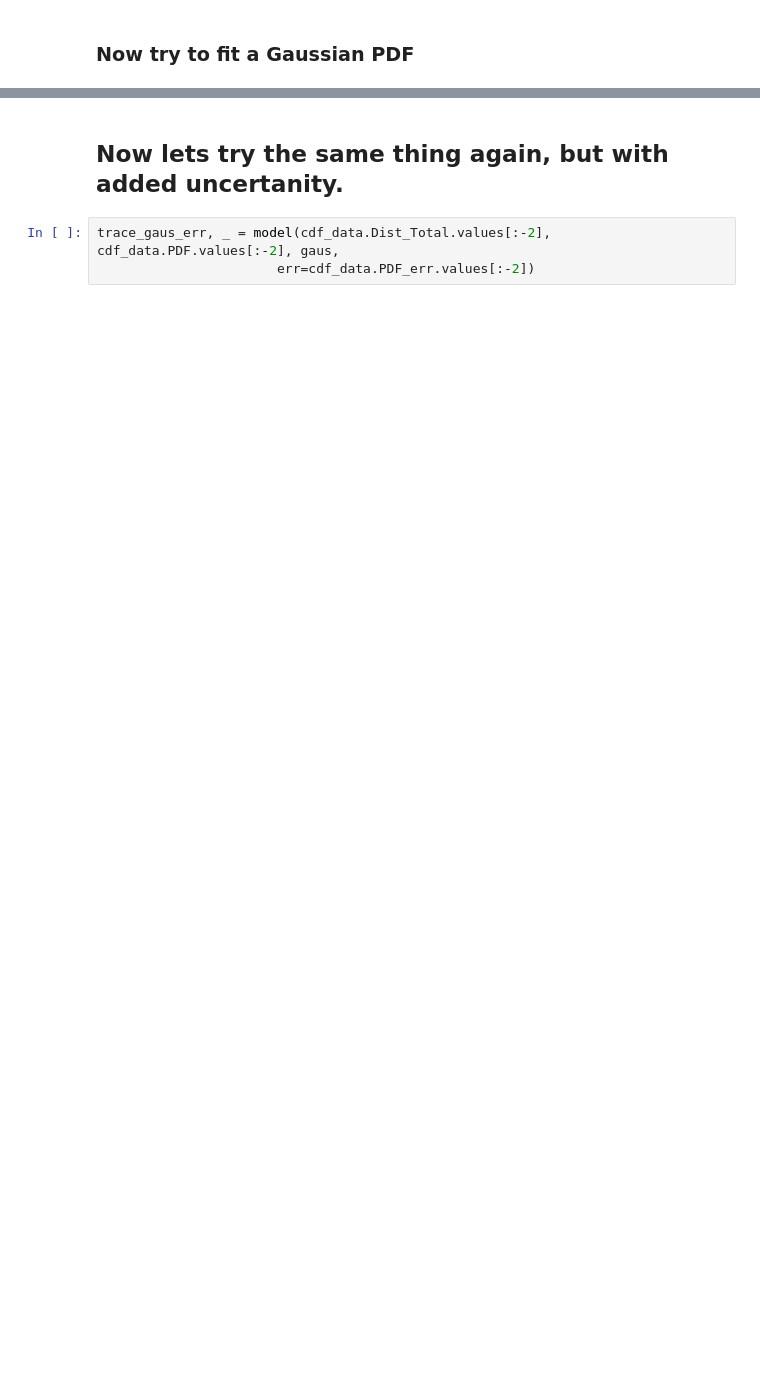
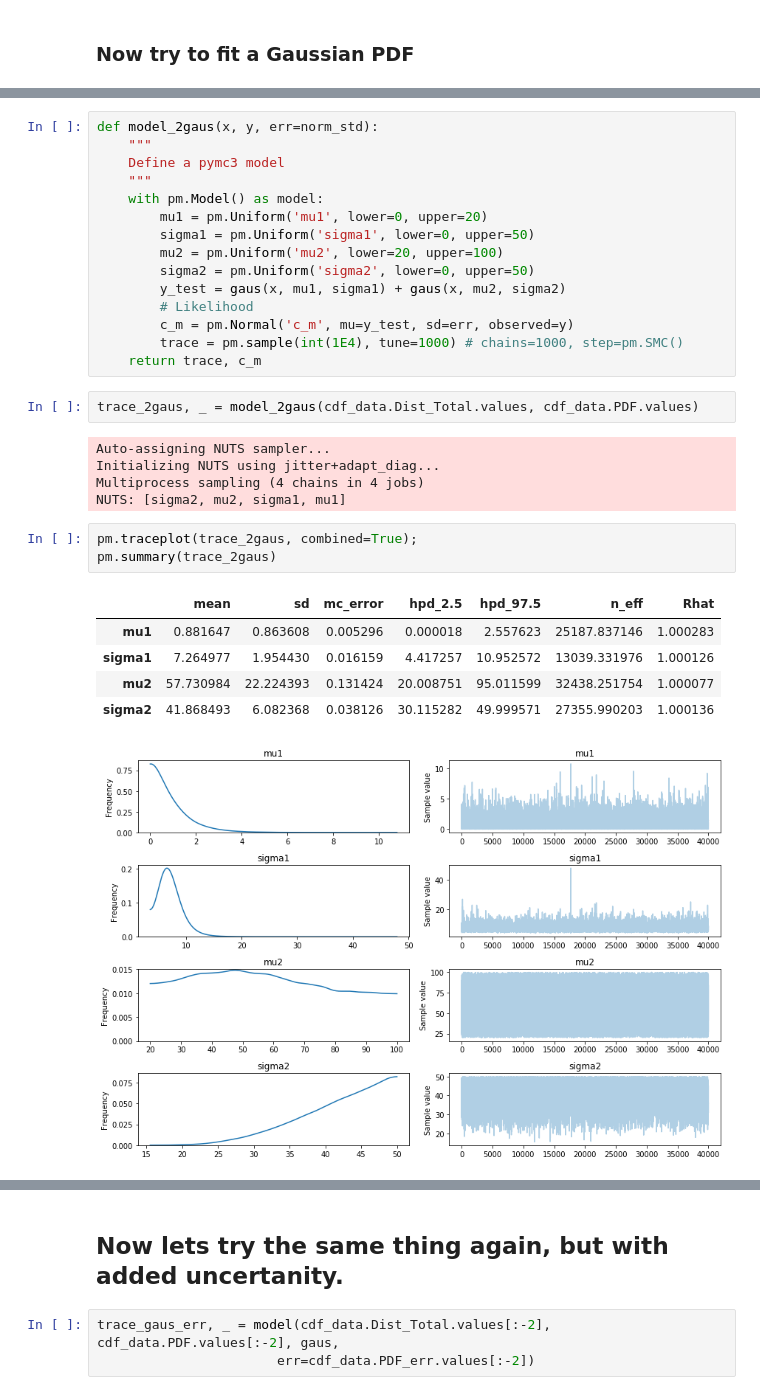
Before and after one commit to mshumko/ac6_microburst_scale_sizes, a Jupyter notebook: models/mcmc_microburst_pdf.ipynb, the cells around one changed output, grey strips where cells are left out. Drawn from its saved outputs; the diff is of its cells as text; blank space fills up the shorter version.

```diff
--- a/models/mcmc_microburst_pdf.ipynb
+++ b/models/mcmc_microburst_pdf.ipynb
@@ -203,0 +224,32 @@ plt.legend(); plt.xlabel('x'); plt.ylabel('PDF'); plt.ylim(bottom=0, top=0.1);
+# %%
+def model_2gaus(x, y, err=norm_std):
+    """
+    Define a pymc3 model
+    """
+    with pm.Model() as model:
+        mu1 = pm.Uniform('mu1', lower=0, upper=20)
+        sigma1 = pm.Uniform('sigma1', lower=0, upper=50)
+        mu2 = pm.Uniform('mu2', lower=20, upper=100)
+        sigma2 = pm.Uniform('sigma2', lower=0, upper=50)
+        y_test = gaus(x, mu1, sigma1) + gaus(x, mu2, sigma2)
+        # Likelihood
+        c_m = pm.Normal('c_m', mu=y_test, sd=err, observed=y)
+        trace = pm.sample(int(1E4), tune=1000) # chains=1000, step=pm.SMC()
+    return trace, c_m
+# %%
+trace_2gaus, _ = model_2gaus(cdf_data.Dist_Total.values, cdf_data.PDF.values)
+# %% [output]
+Auto-assigning NUTS sampler...
+Initializing NUTS using jitter+adapt_diag...
+Multiprocess sampling (4 chains in 4 jobs)
+NUTS: [sigma2, mu2, sigma1, mu1]
+# %%
+pm.traceplot(trace_2gaus, combined=True);
+pm.summary(trace_2gaus)
+# %% [output]
+|  | mean | sd | mc_error | hpd_2.5 | hpd_97.5 | n_eff | Rhat |
+| mu1 | 0.881647 | 0.863608 | 0.005296 | 0.000018 | 2.557623 | 25187.837146 | 1.000283 |
+| sigma1 | 7.264977 | 1.954430 | 0.016159 | 4.417257 | 10.952572 | 13039.331976 | 1.000126 |
+| mu2 | 57.730984 | 22.224393 | 0.131424 | 20.008751 | 95.011599 | 32438.251754 | 1.000077 |
+| sigma2 | 41.868493 | 6.082368 | 0.038126 | 30.115282 | 49.999571 | 27355.990203 | 1.000136 |
+[figure, added]
```
Also changed, not shown: parts of 16 cells of this notebook.
